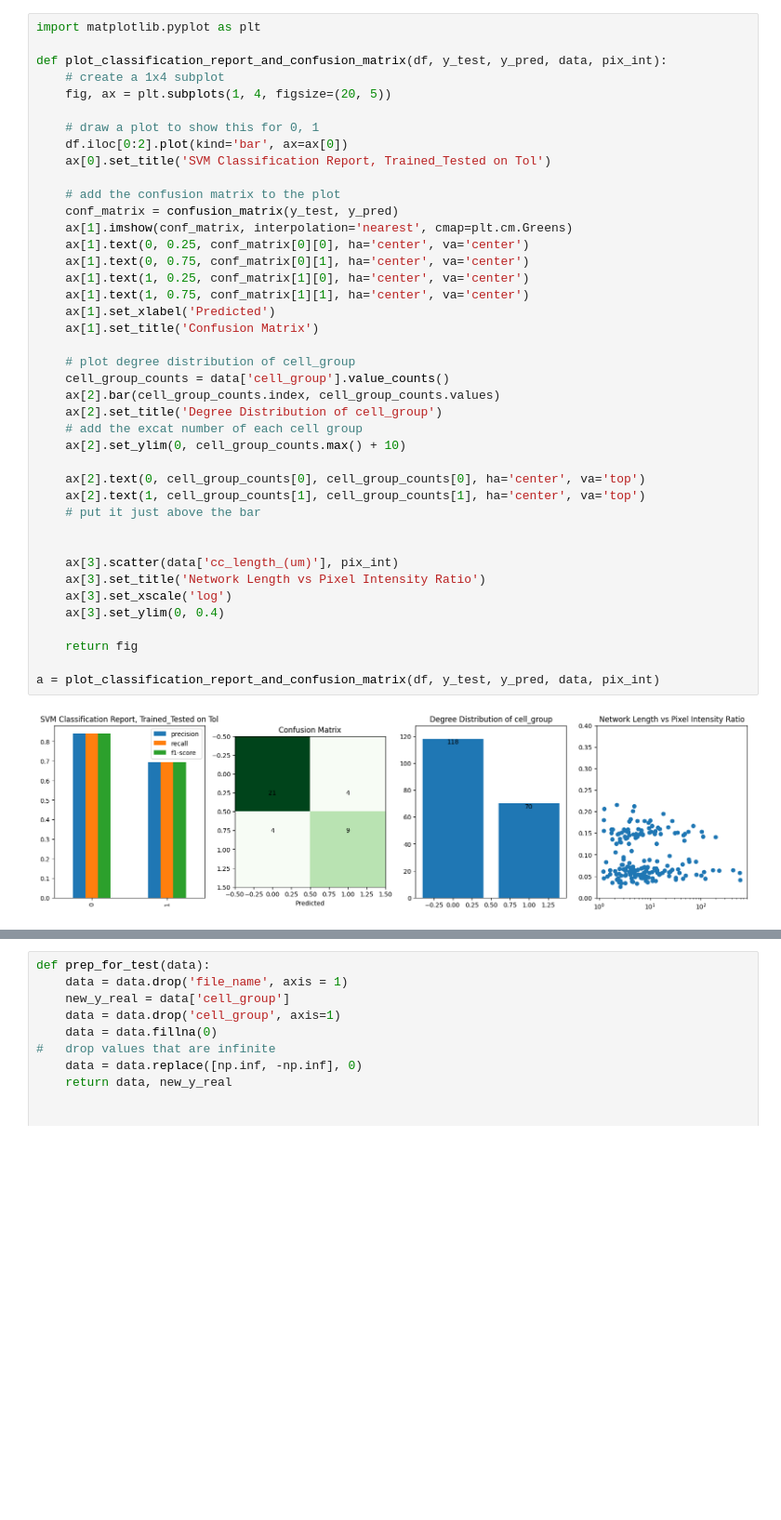
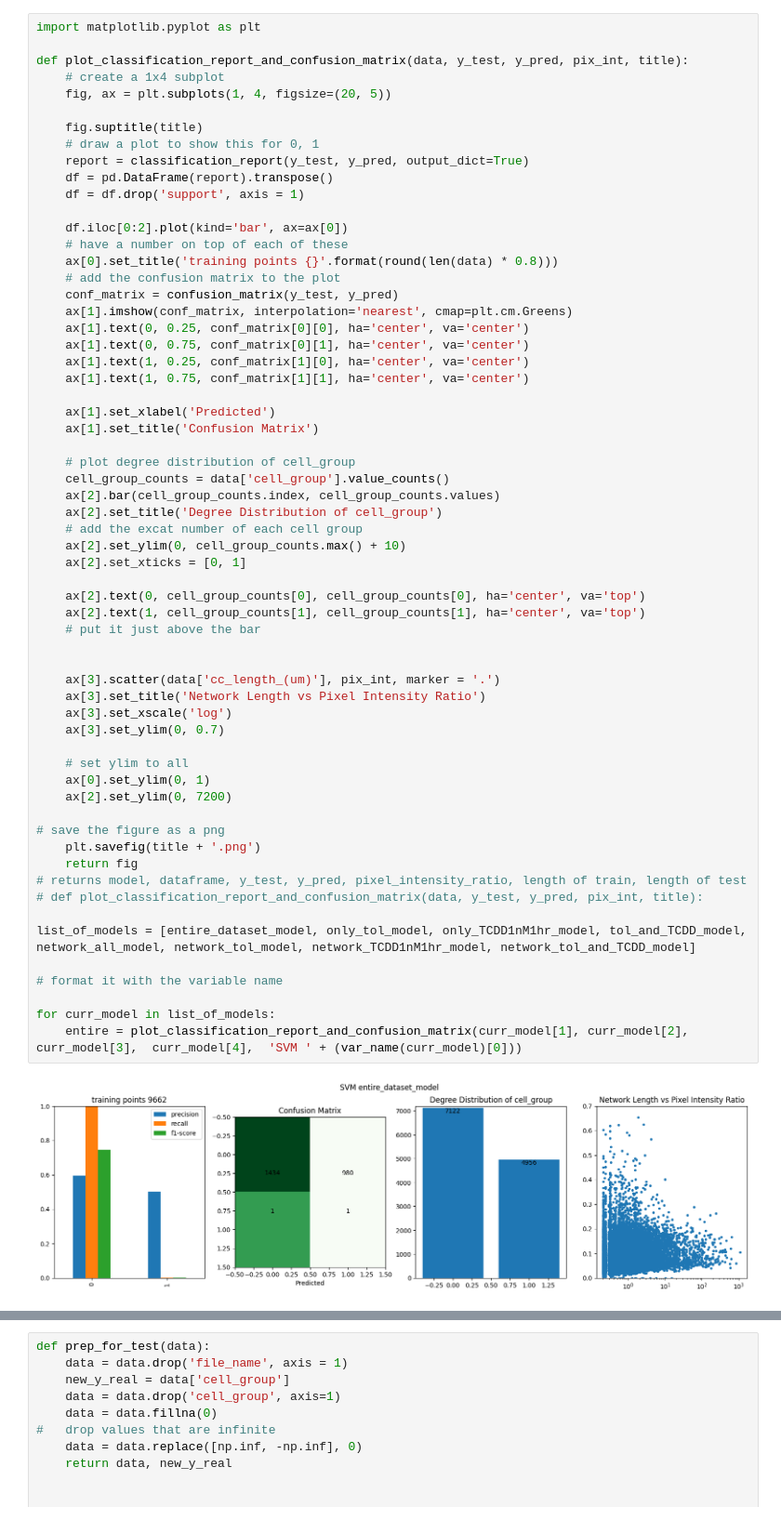
Before and after one commit to NotRithik/Mitochondrial-Function-Prediction-V2, a Jupyter notebook: SVM_RF.ipynb, the cells around one changed output, grey strips where cells are left out. Shown at 93% size. Drawn from its saved outputs; the diff is of its cells as text; blank space fills up the shorter version.

```diff
--- a/SVM_RF.ipynb
+++ b/SVM_RF.ipynb
@@ -137,43 +100,63 @@ weighted avg       0.79      0.79      0.79        38
 # %%
 import matplotlib.pyplot as plt
 
-def plot_classification_report_and_confusion_matrix(df, y_test, y_pred, data, pix_int):
+def plot_classification_report_and_confusion_matrix(data, y_test, y_pred, pix_int, title):
     # create a 1x4 subplot
     fig, ax = plt.subplots(1, 4, figsize=(20, 5))
 
+    fig.suptitle(title)
     # draw a plot to show this for 0, 1
+    report = classification_report(y_test, y_pred, output_dict=True)
+    df = pd.DataFrame(report).transpose()
+    df = df.drop('support', axis = 1)
+
     df.iloc[0:2].plot(kind='bar', ax=ax[0])
-    ax[0].set_title('SVM Classification Report, Trained_Tested on Tol')
-
+    # have a number on top of each of these
+    ax[0].set_title('training points {}'.format(round(len(data) * 0.8)))
     # add the confusion matrix to the plot
     conf_matrix = confusion_matrix(y_test, y_pred)
     ax[1].imshow(conf_matrix, interpolation='nearest', cmap=plt.cm.Greens)
     ax[1].text(0, 0.25, conf_matrix[0][0], ha='center', va='center')
     ax[1].text(0, 0.75, conf_matrix[0][1], ha='center', va='center')
     ax[1].text(1, 0.25, conf_matrix[1][0], ha='center', va='center')
     ax[1].text(1, 0.75, conf_matrix[1][1], ha='center', va='center')
+
     ax[1].set_xlabel('Predicted')
     ax[1].set_title('Confusion Matrix')
 
     # plot degree distribution of cell_group
     cell_group_counts = data['cell_group'].value_counts()
     ax[2].bar(cell_group_counts.index, cell_group_counts.values)
     ax[2].set_title('Degree Distribution of cell_group')
     # add the excat number of each cell group
     ax[2].set_ylim(0, cell_group_counts.max() + 10)
+    ax[2].set_xticks = [0, 1]
 
     ax[2].text(0, cell_group_counts[0], cell_group_counts[0], ha='center', va='top')
     ax[2].text(1, cell_group_counts[1], cell_group_counts[1], ha='center', va='top')
     # put it just above the bar
 
 
-    ax[3].scatter(data['cc_length_(um)'], pix_int)
+    ax[3].scatter(data['cc_length_(um)'], pix_int, marker = '.')
     ax[3].set_title('Network Length vs Pixel Intensity Ratio')
     ax[3].set_xscale('log')
-    ax[3].set_ylim(0, 0.4)
+    ax[3].set_ylim(0, 0.7)
 
+    # set ylim to all
+    ax[0].set_ylim(0, 1)
+    ax[2].set_ylim(0, 7200)
+
+# save the figure as a png
+    plt.savefig(title + '.png')
     return fig
+# returns model, dataframe, y_test, y_pred, pixel_intensity_ratio, length of train, length of test
+# def plot_classification_report_and_confusion_matrix(data, y_test, y_pred, pix_int, title):
 
-a = plot_classification_report_and_confusion_matrix(df, y_test, y_pred, data, pix_int)
+list_of_models = [entire_dataset_model, only_tol_model, only_TCDD1nM1hr_model, tol_and_TCDD_model, network_all_model, network_tol_model, network_TCDD1nM1hr_model, network_tol_and_TCDD_model]
+
+# format it with the variable name
+
+for curr_model in list_of_models:
+    entire = plot_classification_report_and_confusion_matrix(curr_model[1], curr_model[2], curr_model[3],  curr_model[4],  'SVM ' + (var_name(curr_model)[0]))
 # %% [output]
-[figure, old version]
+[figure, new version]
```
Also changed, not shown: parts of 17 cells of this notebook, 2 other files.
